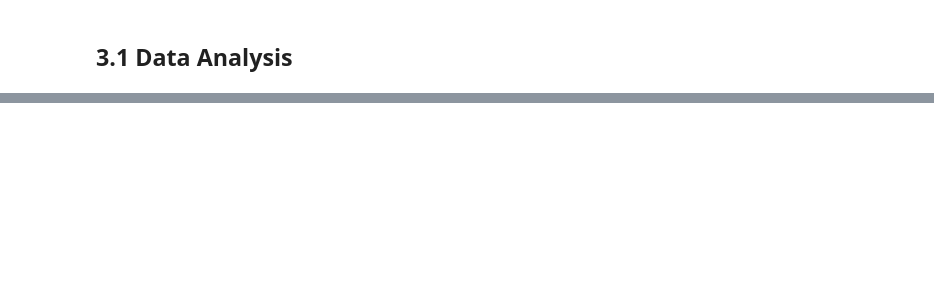
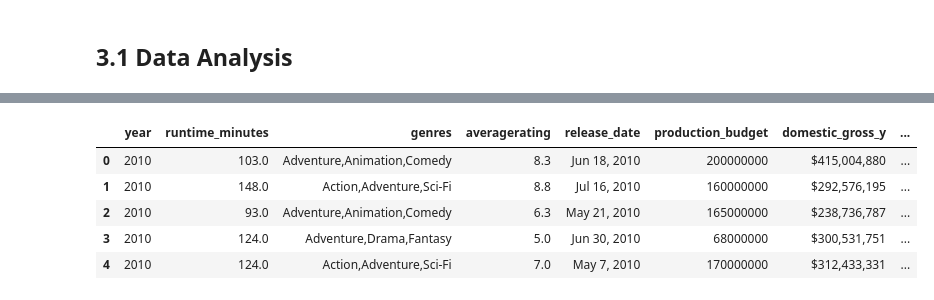
Before and after one commit to tingly-amua/Box-Office-Movie-Analysis, a Jupyter notebook: project.ipynb, the cells around one changed output, grey strips where cells are left out. Cells and saved outputs as stored; diff of their text form; code cells hidden in the pictures; blank space fills up the shorter version.

```diff
--- a/project.ipynb
+++ b/project.ipynb
@@ -399,0 +443,15 @@ Having cleaned the data, we can begin to analyze it to generate insights
+# %%
+# calcute ROI
+full_df['ROI'] = (full_df['worldwide_gross'] - full_df['production_budget']) / full_df['production_budget']
+
+
+full_df = full_df[(full_df['production_budget'] > 0) & (full_df['worldwide_gross'] > 0)]
+
+full_df.head()
+# %% [output]
+|  | year | runtime_minutes | genres | averagerating | release_date | production_budget | domestic_gross_y | ... |
+| 0 | 2010 | 103.0 | Adventure,Animation,Comedy | 8.3 | Jun 18, 2010 | 200000000 | $415,004,880 | ... |
+| 1 | 2010 | 148.0 | Action,Adventure,Sci-Fi | 8.8 | Jul 16, 2010 | 160000000 | $292,576,195 | ... |
+| 2 | 2010 | 93.0 | Adventure,Animation,Comedy | 6.3 | May 21, 2010 | 165000000 | $238,736,787 | ... |
+| 3 | 2010 | 124.0 | Adventure,Drama,Fantasy | 5.0 | Jun 30, 2010 | 68000000 | $300,531,751 | ... |
+| 4 | 2010 | 124.0 | Action,Adventure,Sci-Fi | 7.0 | May 7, 2010 | 170000000 | $312,433,331 | ... |
```
Also changed, not shown: parts of 13 cells of this notebook.
